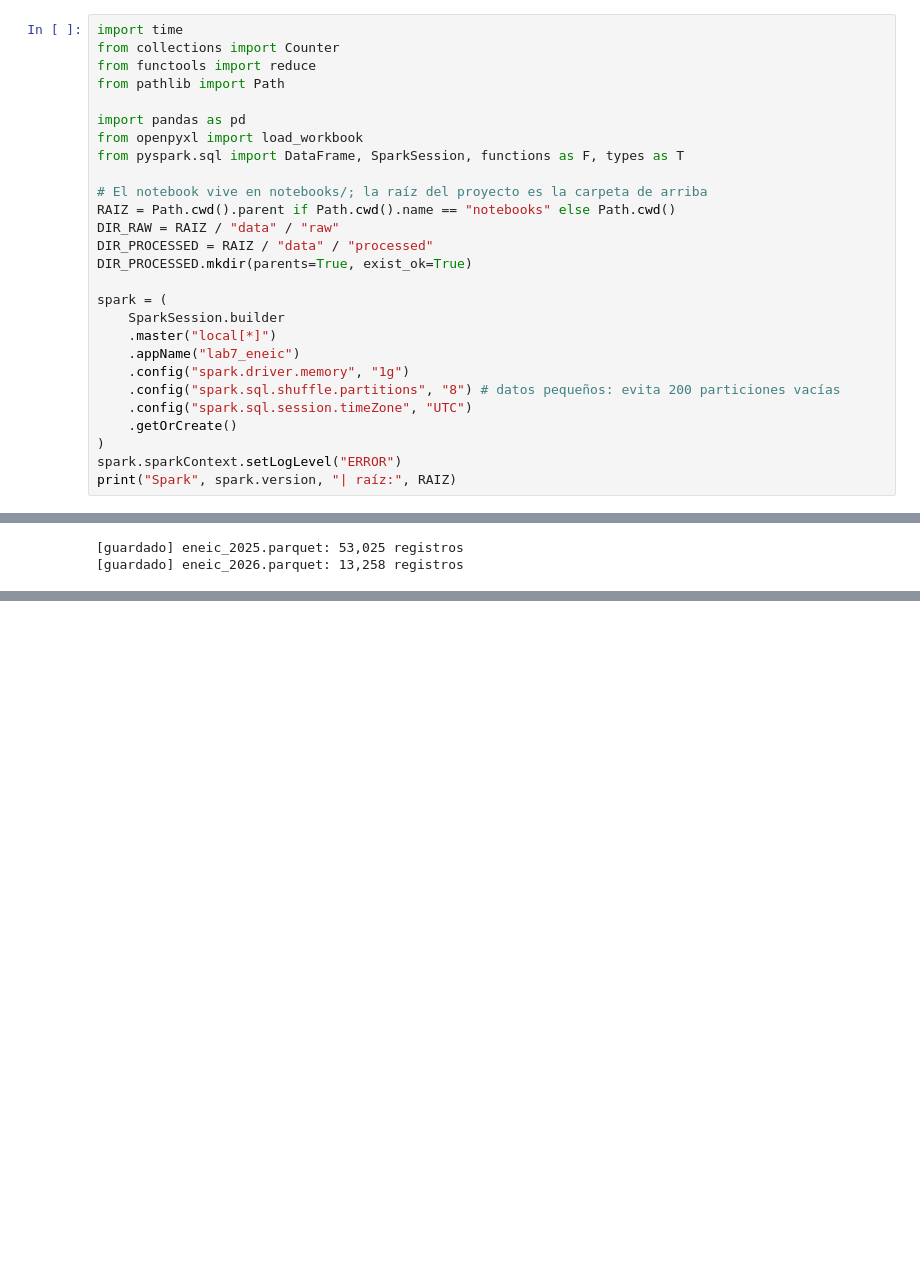
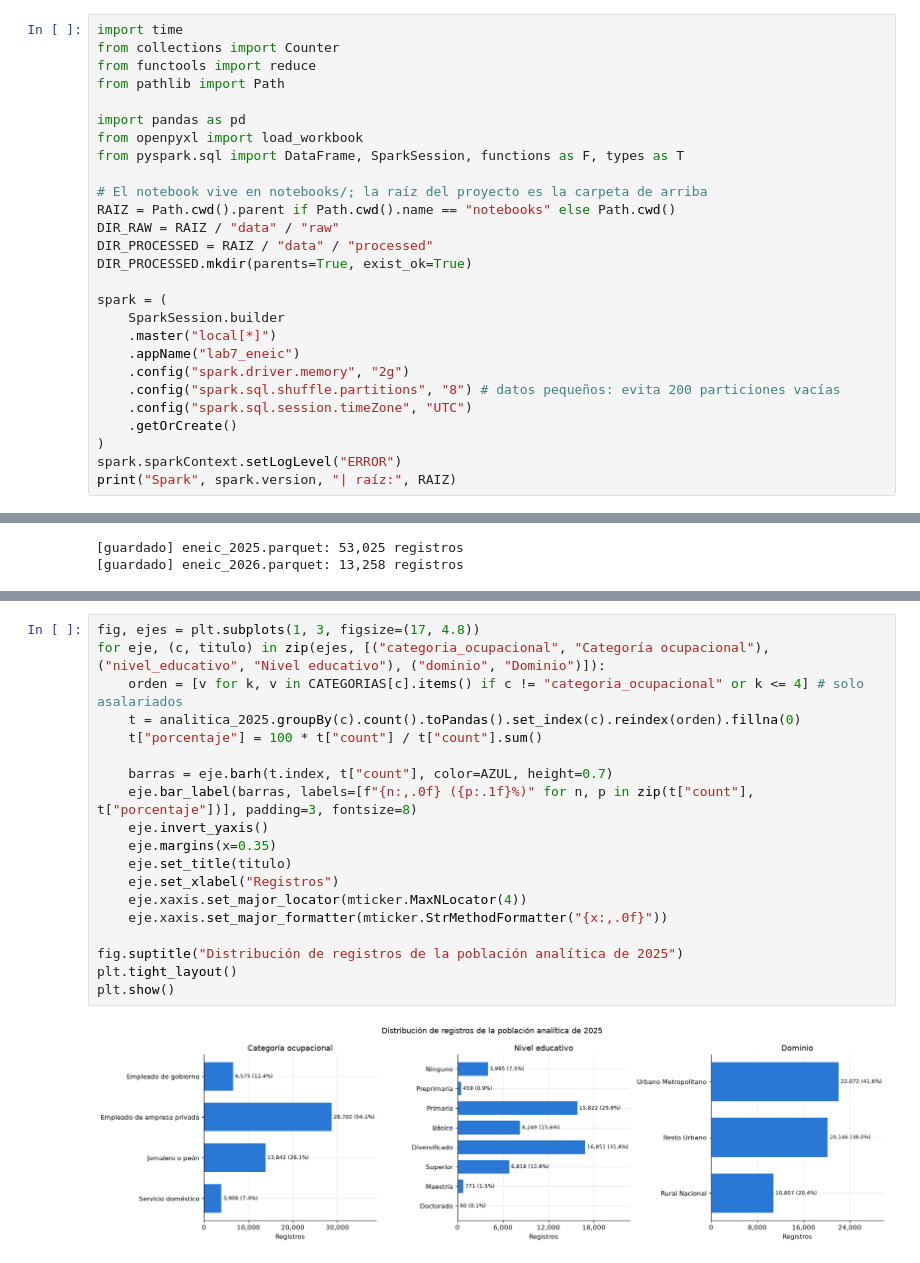
Before and after one commit to Bamo0507/Laboratorio_7_Intro_Spark, a Jupyter notebook: notebooks/lab7_spark_mllib.ipynb, the cells around one changed output, grey strips where cells are left out. Saved outputs shown, nothing was run; the diff lists cells and outputs as text; blank space fills up the shorter version.

```diff
--- a/notebooks/lab7_spark_mllib.ipynb
+++ b/notebooks/lab7_spark_mllib.ipynb
@@ -26,7 +26,7 @@ spark = (
     SparkSession.builder
     .master("local[*]")
     .appName("lab7_eneic")
-    .config("spark.driver.memory", "1g")
+    .config("spark.driver.memory", "2g")
     .config("spark.sql.shuffle.partitions", "8") # datos pequeños: evita 200 particiones vacías
     .config("spark.sql.session.timeZone", "UTC")
     .getOrCreate()
@@ -491,0 +541,21 @@ Primero, porque solo incluye a una parte de los trabajadores, ya que en 2025 se
+# %%
+fig, ejes = plt.subplots(1, 3, figsize=(17, 4.8))
+for eje, (c, titulo) in zip(ejes, [("categoria_ocupacional", "Categoría ocupacional"), ("nivel_educativo", "Nivel educativo"), ("dominio", "Dominio")]):
+    orden = [v for k, v in CATEGORIAS[c].items() if c != "categoria_ocupacional" or k <= 4] # solo asalariados
+    t = analitica_2025.groupBy(c).count().toPandas().set_index(c).reindex(orden).fillna(0)
+    t["porcentaje"] = 100 * t["count"] / t["count"].sum()
+
+    barras = eje.barh(t.index, t["count"], color=AZUL, height=0.7)
+    eje.bar_label(barras, labels=[f"{n:,.0f} ({p:.1f}%)" for n, p in zip(t["count"], t["porcentaje"])], padding=3, fontsize=8)
+    eje.invert_yaxis()
+    eje.margins(x=0.35)
+    eje.set_title(titulo)
+    eje.set_xlabel("Registros")
+    eje.xaxis.set_major_locator(mticker.MaxNLocator(4))
+    eje.xaxis.set_major_formatter(mticker.StrMethodFormatter("{x:,.0f}"))
+
+fig.suptitle("Distribución de registros de la población analítica de 2025")
+plt.tight_layout()
+plt.show()
+# %% [output]
+[figure, added]
```
Also changed, not shown: parts of 17 cells of this notebook.
